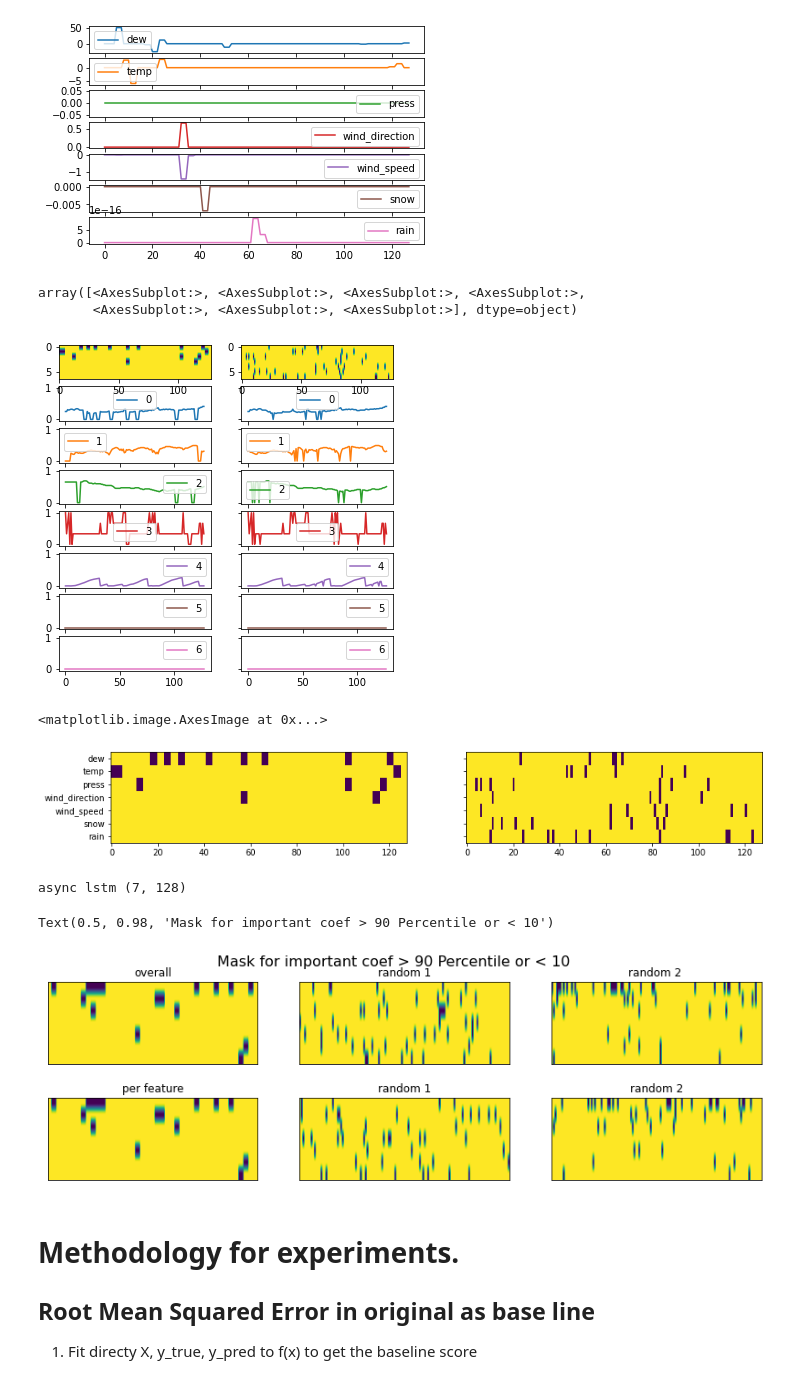
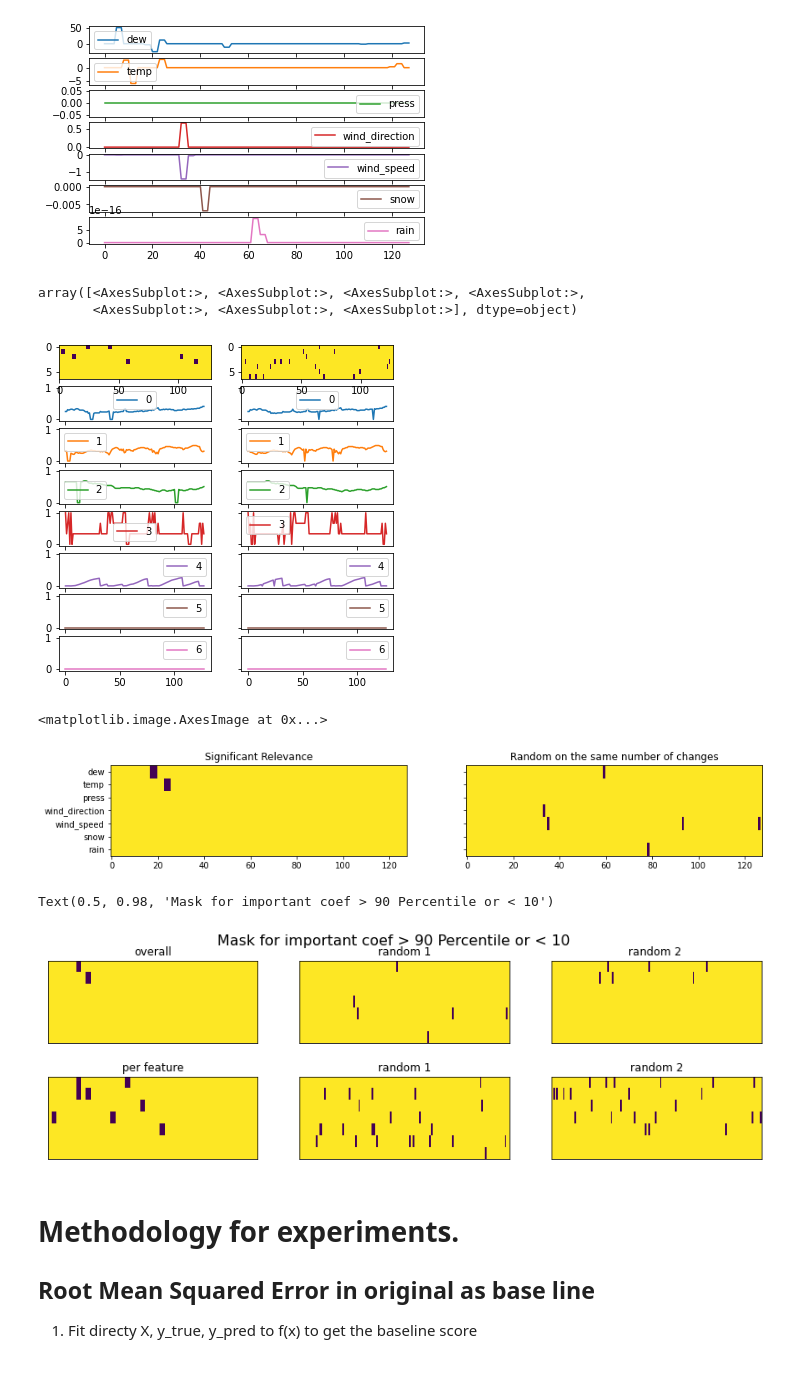
Before and after one commit to dungthuapps/tsx, a Jupyter notebook: notebooks/tsx-eval-qm.ipynb, the cells around one changed output. Saved outputs shown, nothing was run; the diff lists cells and outputs as text; code cells hidden in the pictures.

Commit message:
Update test results for evaluations

```diff
--- a/notebooks/tsx-eval-qm.ipynb
+++ b/notebooks/tsx-eval-qm.ipynb
@@ -97,6 +97,9 @@ def replacements(t, method='zeros', v=0, **kwargs):
     if method == 'min':
         v = t.min(axis=1)
         r = np.ones_like(t) * v.reshape(t.shape[0], -1)
+    if method == "inverse-max":
+        v = t.max(axis=1)
+        r = v.reshape(t.shape[0], -1) - t
     if method == 'random':
         r = np.random.rand(*t.shape)
     return r
@@ -105,15 +108,19 @@ def mask(t, axis=1, random=0):
     # Create a mask based on 90 percentile of x_coef (features, steps)
     #   > 1 mean on , 0 means off (disabled)
     percentile = 90
-    upper = np.percentile(t, percentile, axis=axis, interpolation="higher")
+    _t = np.unique(t, axis=axis)
+    upper = np.percentile(_t, percentile, axis=axis, interpolation="higher")
     if upper.ndim == 1:
         upper = upper.reshape(t.shape[0], -1)
 
-    lower = np.percentile(t, 100 - percentile, axis=axis, interpolation="lower")
+    lower = np.percentile(_t, 100 - percentile, axis=axis, interpolation="lower")
     if lower.ndim == 1:
         lower = lower.reshape(t.shape[0], -1)
 
-    m = (t != 0) * ((t > upper) + (t < lower))
+    # Get only important coefficients.
+    #   90 percentile of positives and 10 percentile of negative
+    m = (t.round(2) != 0)
+    m = m * ((t > upper) * (t > 0) + (t < lower) * (t < 0))
     m = 1 - m   # reverse to have 1 = on, 0 = off
 
     # Random and ensure the same number of changed in percentile.
@@ -131,7 +138,7 @@ def perturb(t, m, r):
             m = m.T
     z = np.array(t, copy=True)
     z = t * m + r * (1 - m)
-    # z[1-m] = r[1-m]
+    # z[1-m] = r[1-m]   # this has problem when m all = 1 -> r[1-m] will not return any
     return z
 
 def perturb_X(X, x_coef, method="zeros", axis=None, percentile=90, random=False, **kwargs):
@@ -161,7 +168,9 @@ def perturb_X(X, x_coef, method="zeros", axis=None, percentile=90, random=False,
 # %%
 
 # Test:
-t = perturb_X(X_test[:5], options[0]["explanations"])
+t1 = perturb_X(X_test[:5], options[0]["explanations"], axis=None)
+t1 = perturb_X(X_test[:5], options[0]["explanations"], axis=None, random=1)
+t2 = perturb_X(X_test[:5], options[7]["explanations"], axis=1, random=1)
 
 # Test:
 e = options[0]
@@ -175,24 +184,26 @@ z2 = perturb(sample, m2, r)
 
 fig, axes = plt.subplots(8, 2, sharex=True, sharey=True,figsize=(6,6))
 plt.subplot(8,2,1)
-plt.imshow(m1, aspect='auto')
+plt.imshow(m1, aspect='auto', interpolation='nearest')
 plt.subplot(8,2,2)
-plt.imshow(m2, aspect='auto')
+plt.imshow(m2, aspect='auto', interpolation='nearest')
 pd.DataFrame(z1).plot(subplots=True, ax=axes[1:,0])
 pd.DataFrame(z2).plot(subplots=True, ax=axes[1:,1])
 # %% [output]
 array([<AxesSubplot:>, <AxesSubplot:>, <AxesSubplot:>, <AxesSubplot:>,
        <AxesSubplot:>, <AxesSubplot:>, <AxesSubplot:>], dtype=object)
-[figure, old version]
+[figure, new version]
 # %%
 fig, axes = plt.subplots(1, 2, figsize=(14,2), sharey=True)
 axes[0].imshow(m1, interpolation='nearest', aspect='auto')
+axes[0].set_title("Significant Relevance")
 axes[0].set_yticks(np.arange(len(independents)))
 axes[0].set_yticklabels(independents, minor=False)
+axes[1].set_title("Random on the same number of changes")
 axes[1].imshow(m2, interpolation='nearest', aspect='auto')
 # %% [output]
 <matplotlib.image.AxesImage at 0x...>
-[figure, old version]
+[figure, new version]
 # %%
 # Compare the difference between overall percentile and percentile per feature w/wo random
 
@@ -201,8 +212,6 @@ e = options[0]
 idx = np.random.randint(0,500)
 x_coef = e["explanations"][idx]
 sample = X_test[idx]
-
-print(e["scale"], e["model"], x_coef.shape)
 
 # Get absolute value for weight, because LIME could be negative -> 90 percentile might not work.
 m1 = mask(x_coef, axis=None)
@@ -216,22 +225,22 @@ m6 = mask(x_coef, axis=1, random=2)
 
 fig, axes = plt.subplots(2, 3, figsize=(14, 4))
 ax = axes[0, 0]
-ax.imshow(m1, aspect='auto')
+ax.imshow(m1, interpolation='nearest', aspect='auto')
 ax.set_title("overall")
 ax = axes[0, 1]
-ax.imshow(m2, aspect='auto')
+ax.imshow(m2, aspect='auto', interpolation='nearest',)
 ax.set_title("random 1")
 ax = axes[0, 2]
-ax.imshow(m3, aspect='auto')
+ax.imshow(m3, aspect='auto', interpolation='nearest',)
 ax.set_title("random 2 ")
 ax = axes[1, 0]
-ax.imshow(m4, aspect='auto')
+ax.imshow(m4, aspect='auto', interpolation='nearest',)
 ax.set_title("per feature")
 ax = axes[1, 1]
-ax.imshow(m5, aspect='auto')
+ax.imshow(m5, aspect='auto', interpolation='nearest')
 ax.set_title("random 1")
 ax = axes[1, 2]
-ax.imshow(m6, aspect='auto')
+ax.imshow(m6, aspect='auto', interpolation='nearest',)
 ax.set_title("random 2")
 
 plt.subplots_adjust(hspace=.4)
@@ -246,9 +255,8 @@ plt.suptitle("Mask for important coef > 90 Percentile or < 10", fontsize=16)
 #xcoef = e["xcoef"]
 #X_perturbed = perturb_X(X, xcoef, method="zeros")
 # %% [output]
-async lstm (7, 128)
+Text(0.5, 0.98, 'Mask for important coef > 90 Percentile or < 10')
-Text(0.5, 0.98, 'Mask for important coef > 90 Percentile or < 10')
-[figure, old version]
+[figure, new version]
 # %% [markdown]
 # Methodology for experiments.
 
```
Also changed, not shown: parts of 12 cells of this notebook, 11 other files.
